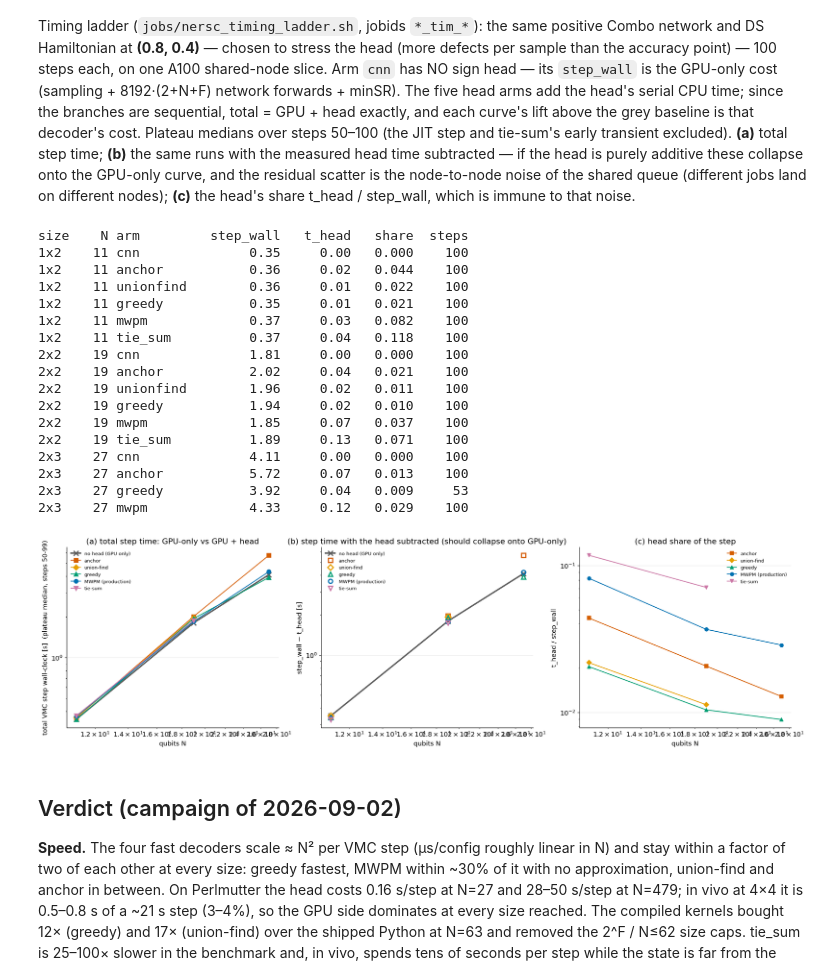
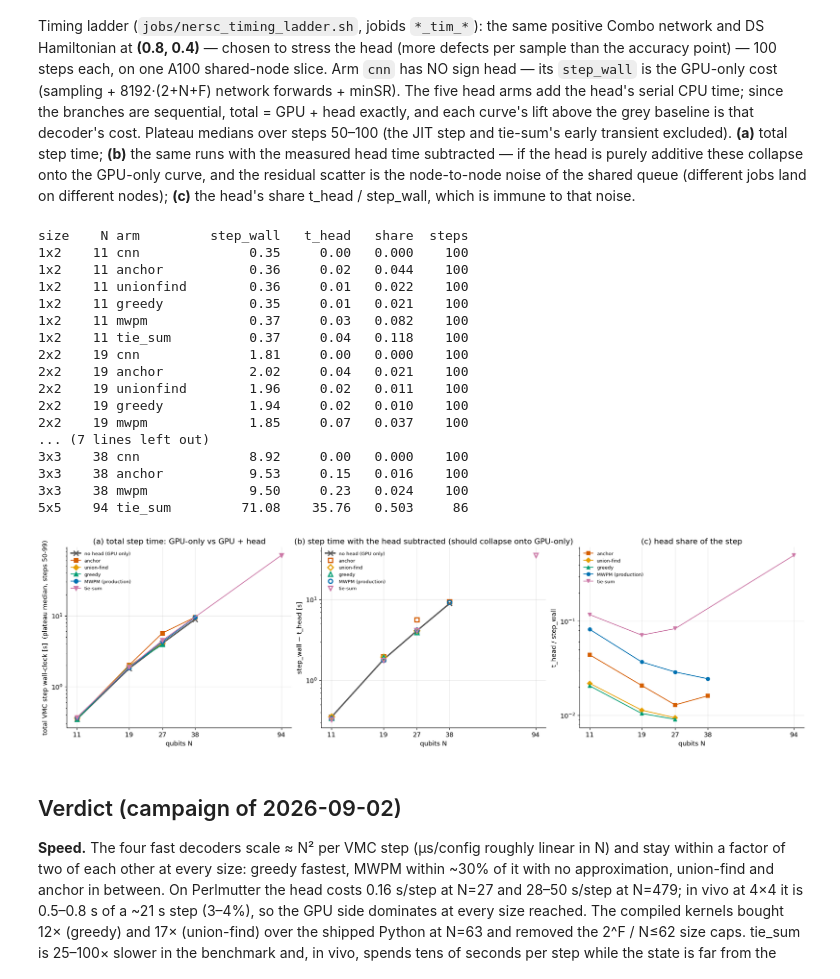
Before and after one commit to SanzharBissenali/2D-TC, a Jupyter notebook: analysis/06_decoder_scaling.ipynb, the cells around one changed output. Drawn from its saved outputs; the diff is of its cells as text; code cells hidden in the pictures.

Commit message:
notebook 06: timing ladder through 3x3 (+5x5 tie_sum partial); plain N tick labels on Figure 3
Co-Authored-By: Claude Fable 5.1 <noreply@anthropic.com>

```diff
--- a/analysis/06_decoder_scaling.ipynb
+++ b/analysis/06_decoder_scaling.ipynb
@@ -528,39 +528,43 @@ if TIM:
         axes[0].plot(N, [p[1] for p in pts], MK6[arm] + '-', color=COL6[arm], ms=8 if big else 6, lw=2.4 if big else 1.4, label=LAB6[arm], mew=2)
         axes[1].plot(N, [p[1] - p[2] for p in pts], MK6[arm] + ('-' if big else ''), color=COL6[arm], ms=8 if big else 7, lw=2.4 if big else 0, label=LAB6[arm], mew=2, mfc='none' if not big else COL6[arm])
         if not big:
             axes[2].plot(N, [p[2] / p[1] for p in pts], MK6[arm] + '-', color=COL6[arm], ms=6, lw=1.4, label=LAB6[arm])
+    from matplotlib.ticker import FixedLocator, NullLocator, ScalarFormatter
+    Ns = sorted({r['N'] for r in TIM.values()})
     for ax in axes:
         ax.set_xscale('log'); ax.set_yscale('log'); ax.set_xlabel('qubits N')
+        ax.xaxis.set_major_locator(FixedLocator(Ns)); ax.xaxis.set_minor_locator(NullLocator())
+        ax.xaxis.set_major_formatter(ScalarFormatter()); ax.set_xticklabels([str(n) for n in Ns])
     axes[0].set_ylabel('total VMC step wall-clock [s]  (plateau median, steps 50-99)')
     axes[0].set_title('(a) total step time: GPU-only vs GPU + head'); axes[0].legend(fontsize=8, frameon=False)
     axes[1].set_ylabel('step_wall − t_head [s]')
     axes[1].set_title('(b) step time with the head subtracted (should collapse onto GPU-only)'); axes[1].legend(fontsize=8, frameon=False)
     axes[2].set_ylabel('t_head / step_wall'); axes[2].set_title('(c) head share of the step'); axes[2].legend(fontsize=8, frameon=False)
     fig.savefig(FIGDIR / 'fig3_step_time_vs_N.png', dpi=200, bbox_inches='tight')
     print(f"{'size':5s}{'N':>4s} {'arm':10s} {'step_wall':>10s} {'t_head':>8s} {'share':>7s} {'steps':>6s}")
     for (s, a), r in sorted(TIM.items(), key=lambda kv: (geo(kv[0][0])[0], ARMS6.index(kv[0][1]))):
         print(f"{s:5s}{r['N']:4d} {a:10s} {r['step_wall']:10.2f} {r['t_head']:8.2f} {r['t_head']/r['step_wall']:7.3f} {r['steps']:6d}")
 else:
     print('no timing-ladder runs (*_tim_*) with step_wall yet')
 # %% [output]
 size    N arm         step_wall   t_head   share  steps
 1x2    11 cnn              0.35     0.00   0.000    100
 1x2    11 anchor           0.36     0.02   0.044    100
 1x2    11 unionfind        0.36     0.01   0.022    100
 1x2    11 greedy           0.35     0.01   0.021    100
 1x2    11 mwpm             0.37     0.03   0.082    100
 1x2    11 tie_sum          0.37     0.04   0.118    100
 2x2    19 cnn              1.81     0.00   0.000    100
 2x2    19 anchor           2.02     0.04   0.021    100
 2x2    19 unionfind        1.96     0.02   0.011    100
 2x2    19 greedy           1.94     0.02   0.010    100
 2x2    19 mwpm             1.85     0.07   0.037    100
-2x2    19 tie_sum          1.89     0.13   0.071    100
-2x3    27 cnn              4.11     0.00   0.000    100
-2x3    27 anchor           5.72     0.07   0.013    100
-2x3    27 greedy           3.92     0.04   0.009     53
-2x3    27 mwpm             4.33     0.12   0.029    100
+... (7 lines left out)
+3x3    38 cnn              8.92     0.00   0.000    100
+3x3    38 anchor           9.53     0.15   0.016    100
+3x3    38 mwpm             9.50     0.23   0.024    100
+5x5    94 tie_sum         71.08    35.76   0.503     86
-[figure, old version]
+[figure, new version]
 # %% [markdown]
 ## Verdict (campaign of 2026-09-02)
 
```
